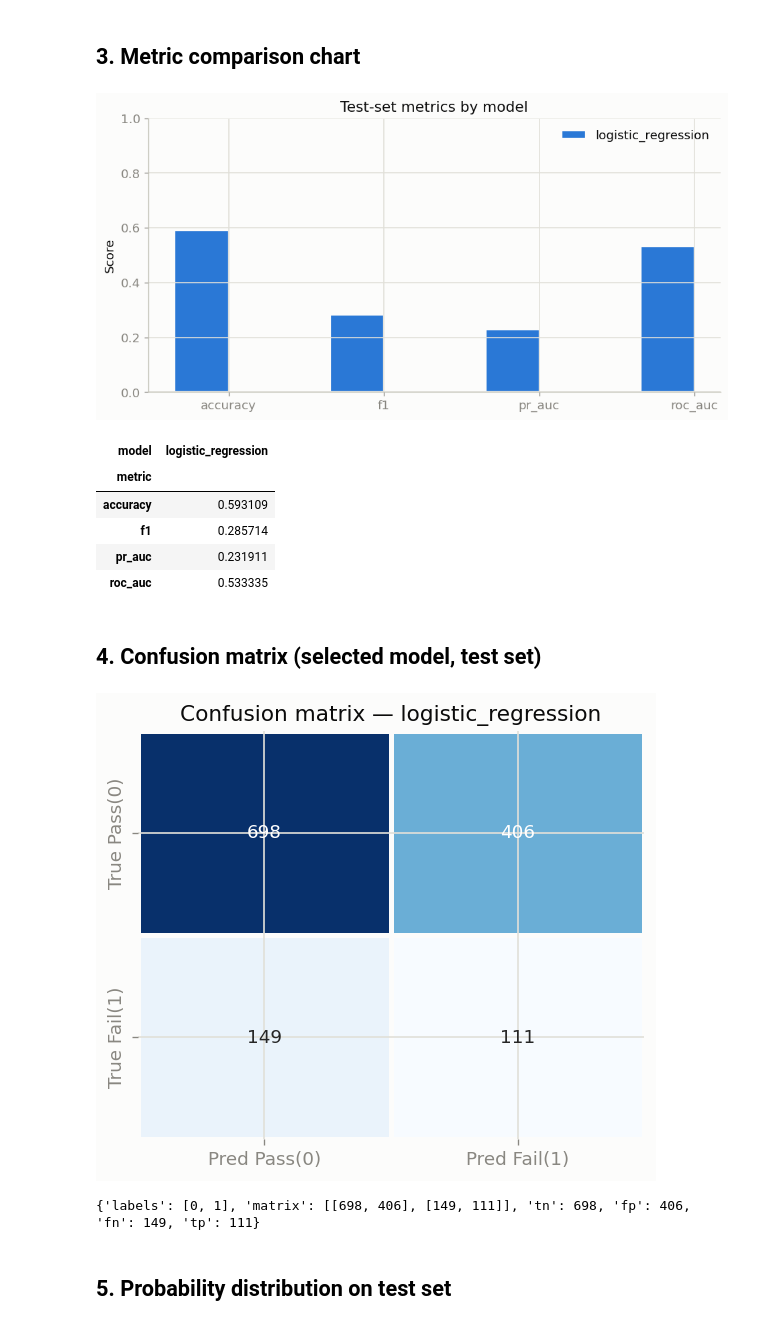
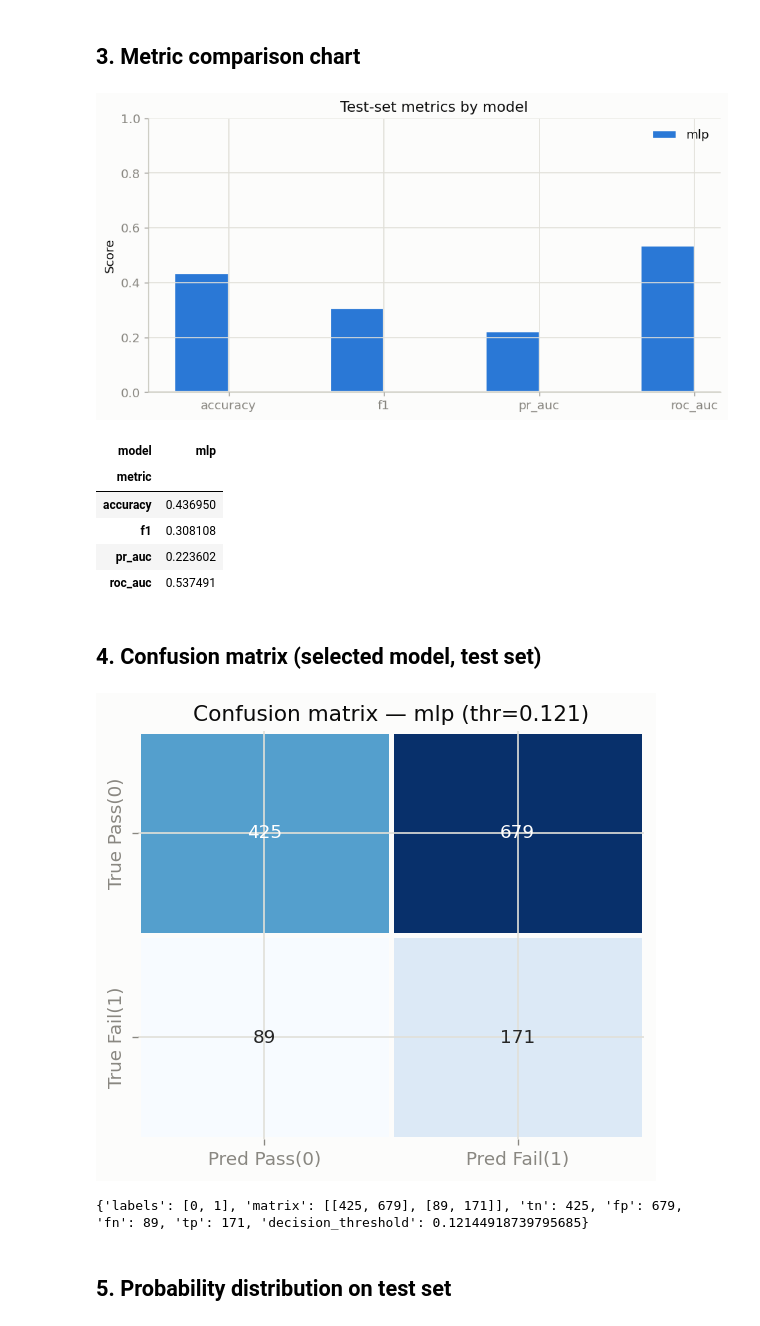
Before and after one commit to JKLover0909/BTL-MH, a Jupyter notebook: notebooks/03_predictive_modeling.ipynb, the cells around one changed output. Saved outputs shown, nothing was run; the diff lists cells and outputs as text; code cells hidden in the pictures.

```diff
--- a/notebooks/03_predictive_modeling.ipynb
+++ b/notebooks/03_predictive_modeling.ipynb
@@ -71,9 +77,15 @@ positive rate overall: 0.18377938727293852
 # %%
+clf_raw = CFG['classifier']
 clf_cfg = ClassifierConfig(
-    random_state=CFG['classifier']['random_state'],
-    class_weight=CFG['classifier']['class_weight'],
-    rf_estimators=CFG['classifier']['rf_estimators'],
-    rf_max_depth=CFG['classifier']['rf_max_depth'],
+    random_state=clf_raw['random_state'],
+    xgb_n_estimators=clf_raw['xgb_n_estimators'],
+    xgb_max_depth=clf_raw['xgb_max_depth'],
+    xgb_learning_rate=clf_raw['xgb_learning_rate'],
+    xgb_subsample=clf_raw['xgb_subsample'],
+    xgb_colsample_bytree=clf_raw['xgb_colsample_bytree'],
+    xgb_min_child_weight=clf_raw['xgb_min_child_weight'],
+    mlp_hidden_layer_sizes=tuple(clf_raw['mlp_hidden_layer_sizes']),
+    mlp_max_iter=clf_raw['mlp_max_iter'],
 )
 results = train_classifiers(dataset, clf_cfg)
 print('selected model:', results['selected_model'])
@@ -125,8 +137,15 @@ fig, ax = plt.subplots(figsize=(8, 4.2))
 x = np.arange(len(pivot.index))
 width = 0.35
 for i, model in enumerate(pivot.columns):
-    ax.bar(x + (i - 0.5) * width, pivot[model].values, width=width,
-           label=model, color=SERIES[i], edgecolor='#fcfcfb', linewidth=2)
+    ax.bar(
+        x + (i - 0.5) * width,
+        pivot[model].values,
+        width=width,
+        label=model,
+        color=SERIES[i],
+        edgecolor='#fcfcfb',
+        linewidth=2,
+    )
 ax.set_xticks(x)
 ax.set_xticklabels(pivot.index.tolist())
 ax.set_ylim(0, 1)
@@ -137,37 +156,40 @@ fig.tight_layout()
 plt.show()
 pivot
 # %% [output]
-[figure, old version]
+[figure, new version]
-| model | logistic_regression |
+| model | mlp |
 | metric |  |
-| accuracy | 0.593109 |
-| f1 | 0.285714 |
-| pr_auc | 0.231911 |
-| roc_auc | 0.533335 |
+| accuracy | 0.436950 |
+| f1 | 0.308108 |
+| pr_auc | 0.223602 |
+| roc_auc | 0.537491 |
 # %% [markdown]
 ## 4. Confusion matrix (selected model, test set)
 # %%
 cm = np.array(results['confusion_matrix']['matrix'])
 fig, ax = plt.subplots(figsize=(4.8, 4.2))
 sns.heatmap(
     cm,
     annot=True,
     fmt='d',
     cmap='Blues',
     cbar=False,
     xticklabels=['Pred Pass(0)', 'Pred Fail(1)'],
     yticklabels=['True Pass(0)', 'True Fail(1)'],
     ax=ax,
     linewidths=2,
     linecolor='#fcfcfb',
 )
-ax.set_title(f"Confusion matrix — {results['selected_model']}")
+ax.set_title(
+    f"Confusion matrix — {results['selected_model']} "
+    f"(thr={results['confusion_matrix']['decision_threshold']:.3f})"
+)
 fig.tight_layout()
 plt.show()
 print(results['confusion_matrix'])
 # %% [output]
-[figure, old version]
+[figure, new version]
-{'labels': [0, 1], 'matrix': [[698, 406], [149, 111]], 'tn': 698, 'fp': 406, 'fn': 149, 'tp': 111}
+{'labels': [0, 1], 'matrix': [[425, 679], [89, 171]], 'tn': 425, 'fp': 679, 'fn': 89, 'tp': 171, 'decision_threshold': 0.12144918739795685}
 # %% [markdown]
 ## 5. Probability distribution on test set
 # %%
```
Also changed, not shown: parts of 6 cells of this notebook, 3 other files.
